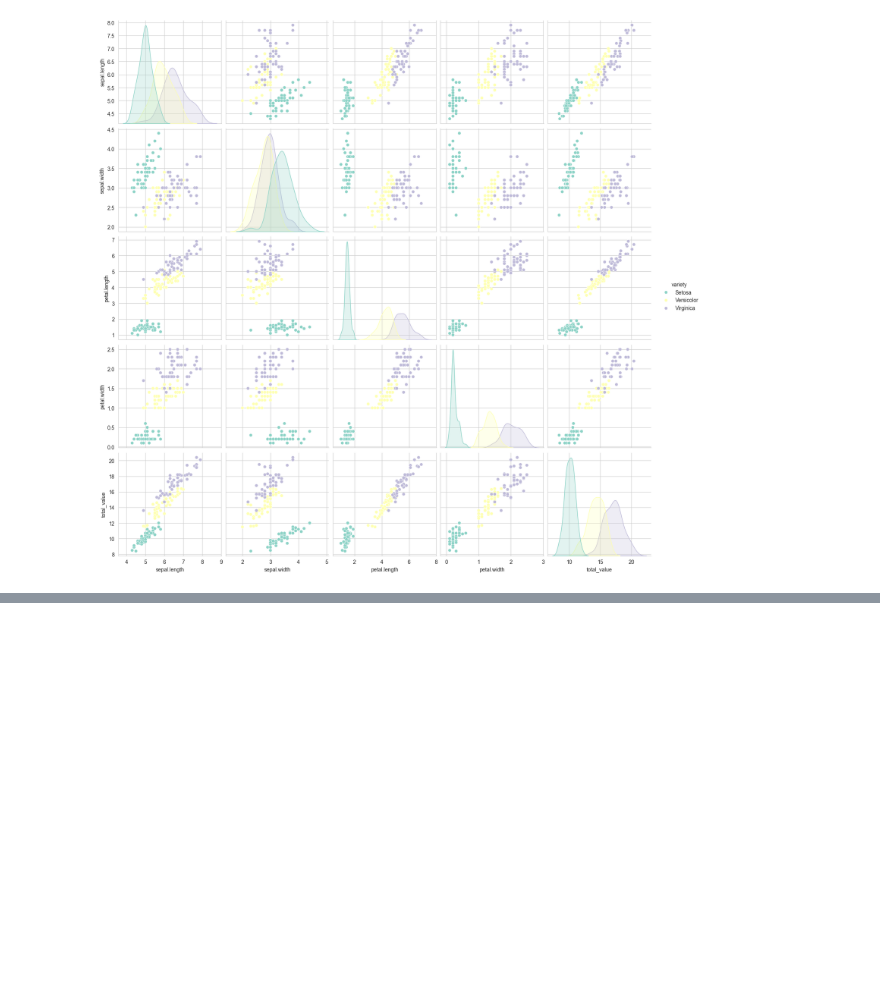
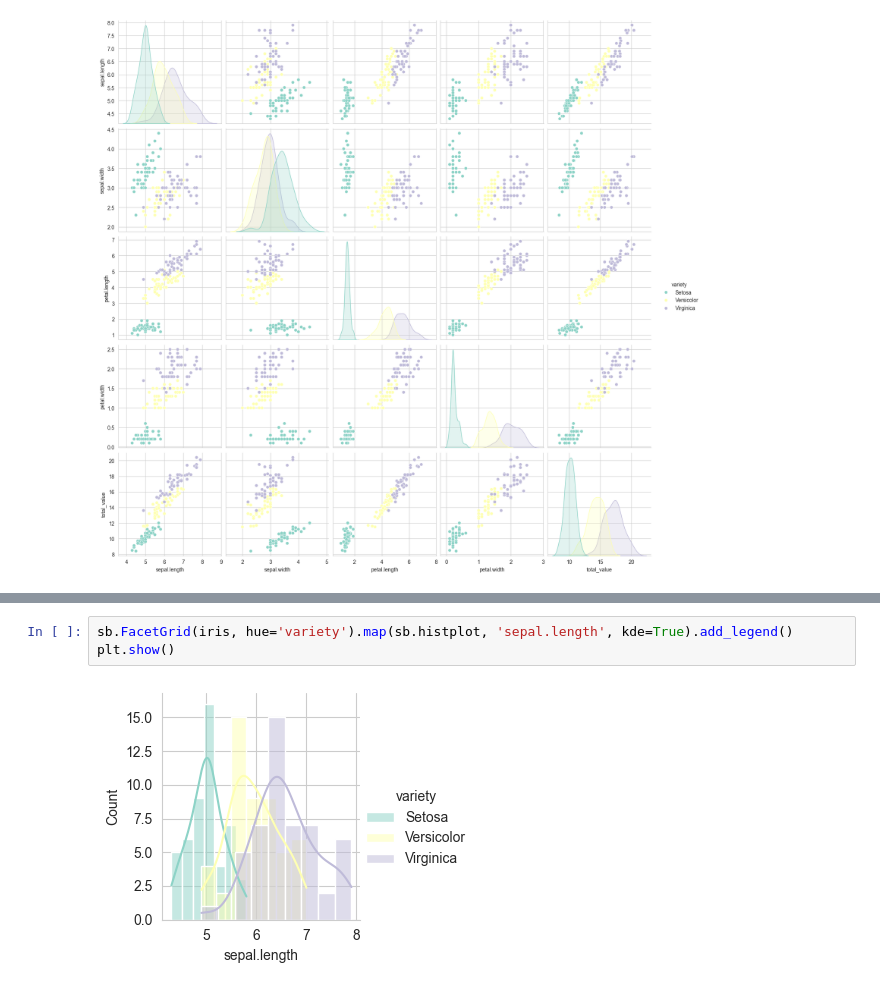
Before and after one commit to AmitavaDatta2004/PYTHON-II-LAB--PCCAIML492-, a Jupyter notebook: Assignment_4/solution.ipynb, the cells around one changed output, grey strips where cells are left out. Saved outputs shown, nothing was run; the diff lists cells and outputs as text; blank space fills up the shorter version.

```diff
--- a/Assignment_4/solution.ipynb
+++ b/Assignment_4/solution.ipynb
@@ -102,0 +114,5 @@ plt.show()
+# %%
+sb.FacetGrid(iris, hue='variety').map(sb.histplot, 'sepal.length', kde=True).add_legend()
+plt.show()
+# %% [output]
+[figure, added]
```
Also changed, not shown: parts of 11 cells of this notebook, 1 other file.
